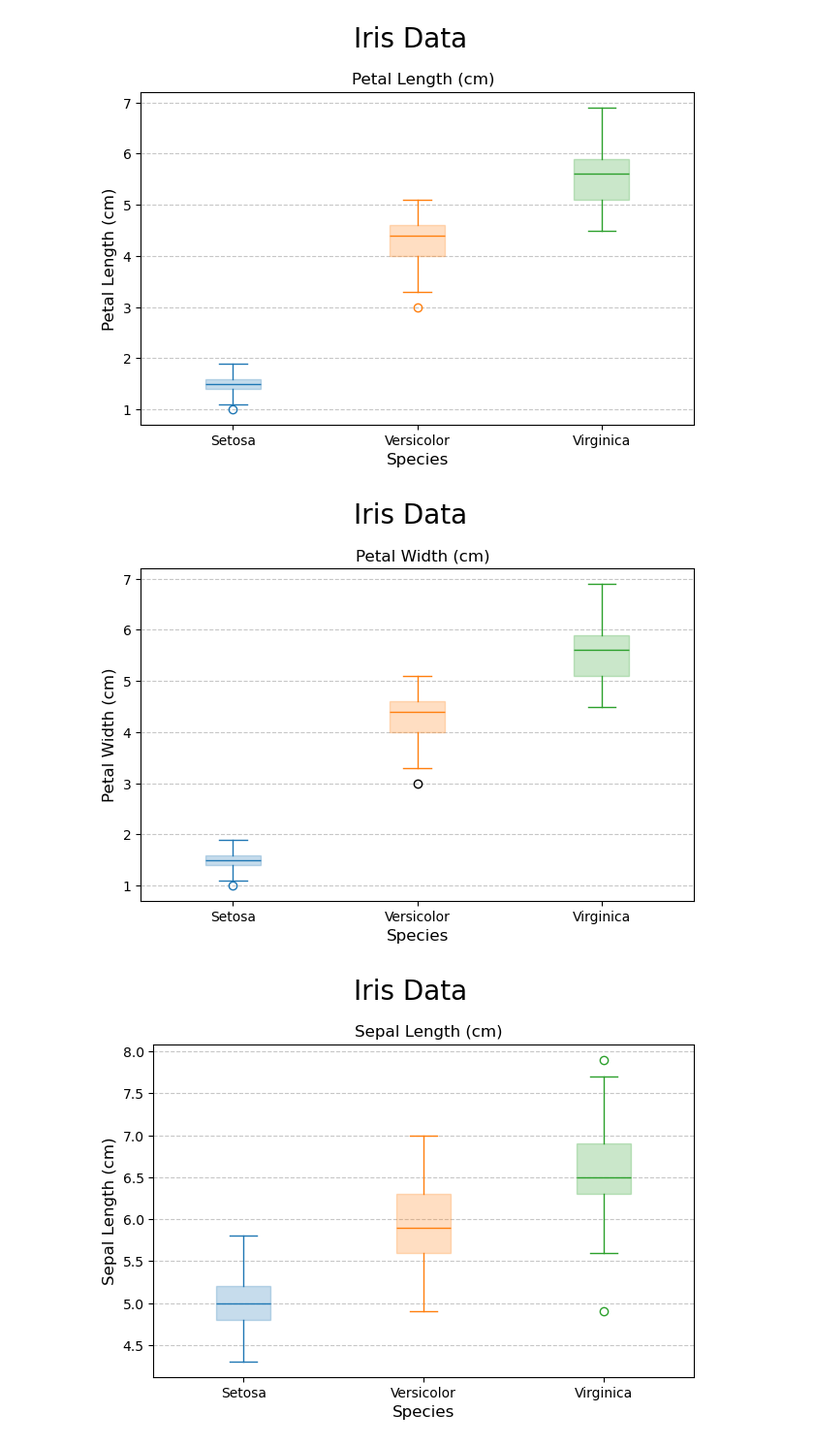
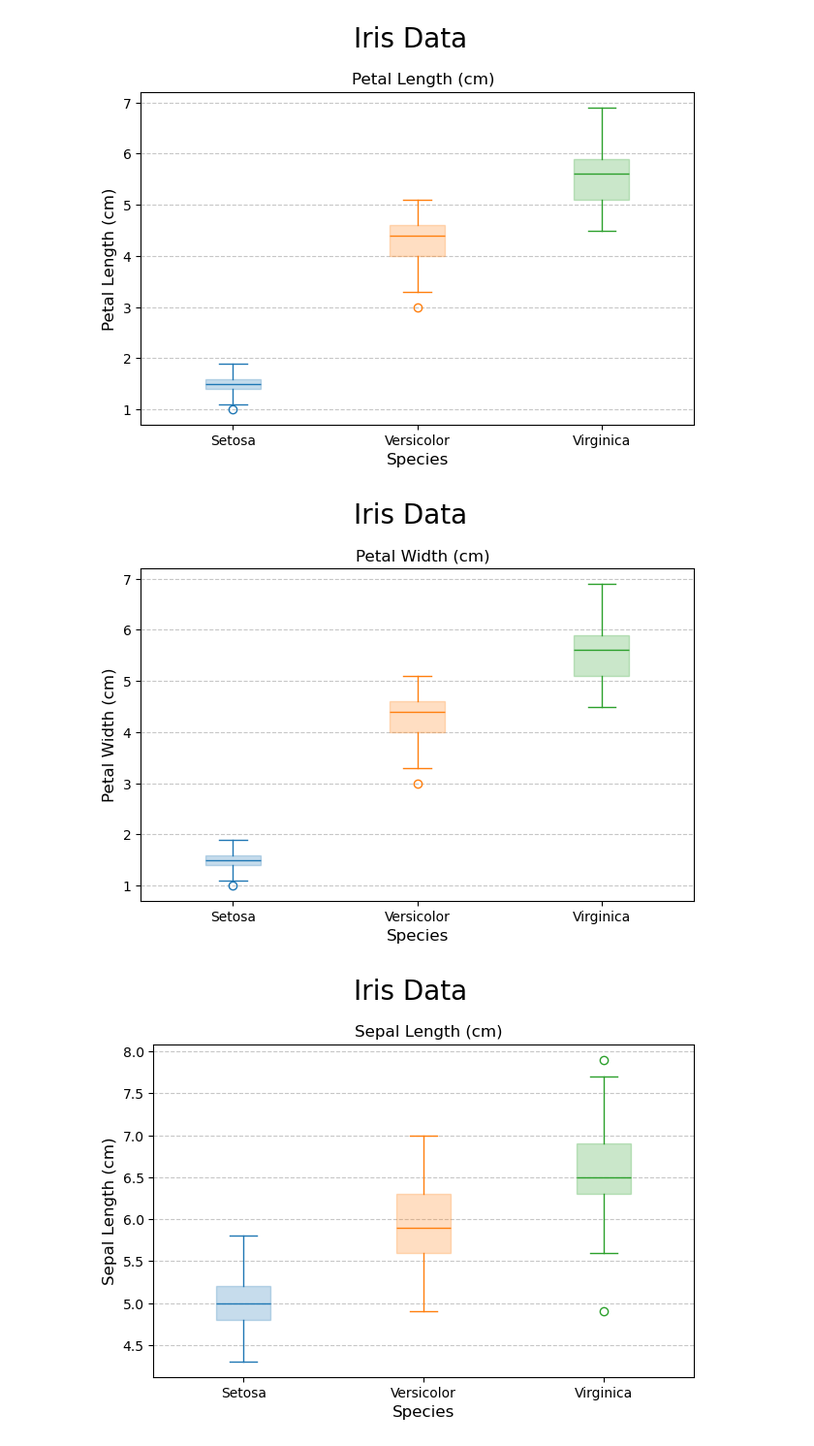
Before and after one commit to CeamanCollins/pands-project, a Jupyter notebook: analysis.ipynb, the cells around one changed output. Shown at 97% size. Cells and saved outputs as stored; diff of their text form; code cells hidden in the pictures.

```diff
--- a/analysis.ipynb
+++ b/analysis.ipynb
@@ -67,9 +81,9 @@ data_no_class = data.drop(columns=['Class'])
 
 # Separating the data by class.
 
-setosa_data = data_no_class[0:49]
-versicolor_data = data_no_class[50:99]
-virginica_data = data_no_class[100:149]
+setosa_data = data_no_class[0:50]
+versicolor_data = data_no_class[50:100]
+virginica_data = data_no_class[100:150]
 
 # Separating by feature
 
@@ -333,34 +416,35 @@ bp['whiskers'][2].set_color('tab:orange')
 bp['whiskers'][3].set_color('tab:orange')
 bp['caps'][2].set_color('tab:orange')
 bp['caps'][3].set_color('tab:orange')
+bp['fliers'][1].set_markeredgecolor('tab:orange')
 bp['medians'][2].set_color('tab:green')
 bp['boxes'][2].set_color('tab:green')
 bp['boxes'][2].set_alpha(0.25)
 bp['whiskers'][4].set_color('tab:green')
 bp['whiskers'][5].set_color('tab:green')
 bp['caps'][4].set_color('tab:green')
 bp['caps'][5].set_color('tab:green')
 
 # Setting labels and titles.
 
 plt.suptitle('Iris Data', fontsize=20, x=0.52)
 ax.set_title("Petal Width (cm)", fontsize=12, x=0.51)
 ax.set_xlabel("Species", fontsize=12)
 ax.set_ylabel("Petal Width (cm)", fontsize=12)
 
 # Labelling each group.
 
 ax.set_xticks([1, 2, 3], ["Setosa", "Versicolor", "Virginica"], fontsize=10)
 
 # Adding grid lines.
 
 ax.grid(axis="y", linestyle="--", alpha=0.7)
 
 # Show figure.
 
 plt.show()
 # %% [output]
-[figure, old version]
+[figure, new version]
 # %%
 # Creating figure.
 
```
Also changed, not shown: parts of 32 cells of this notebook, 2 other files.
